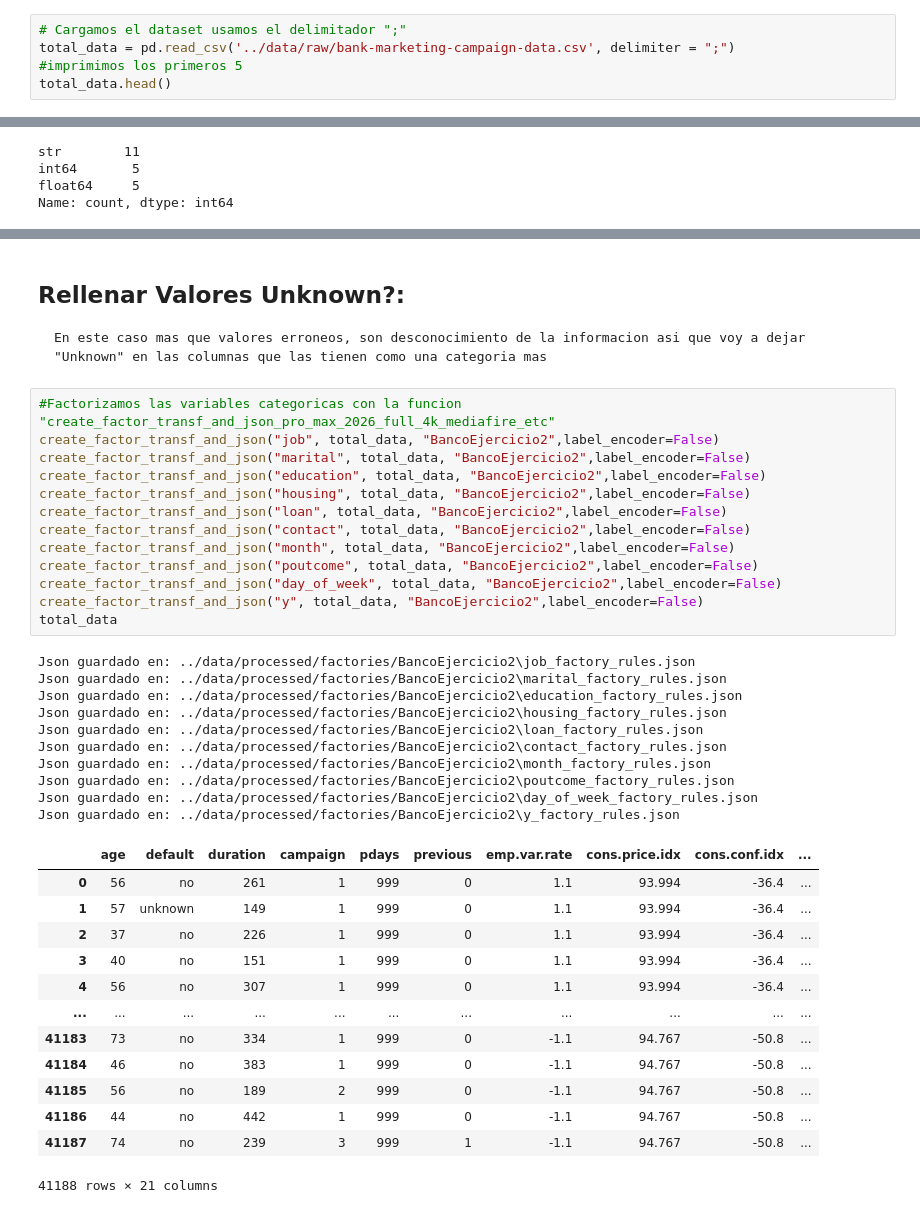
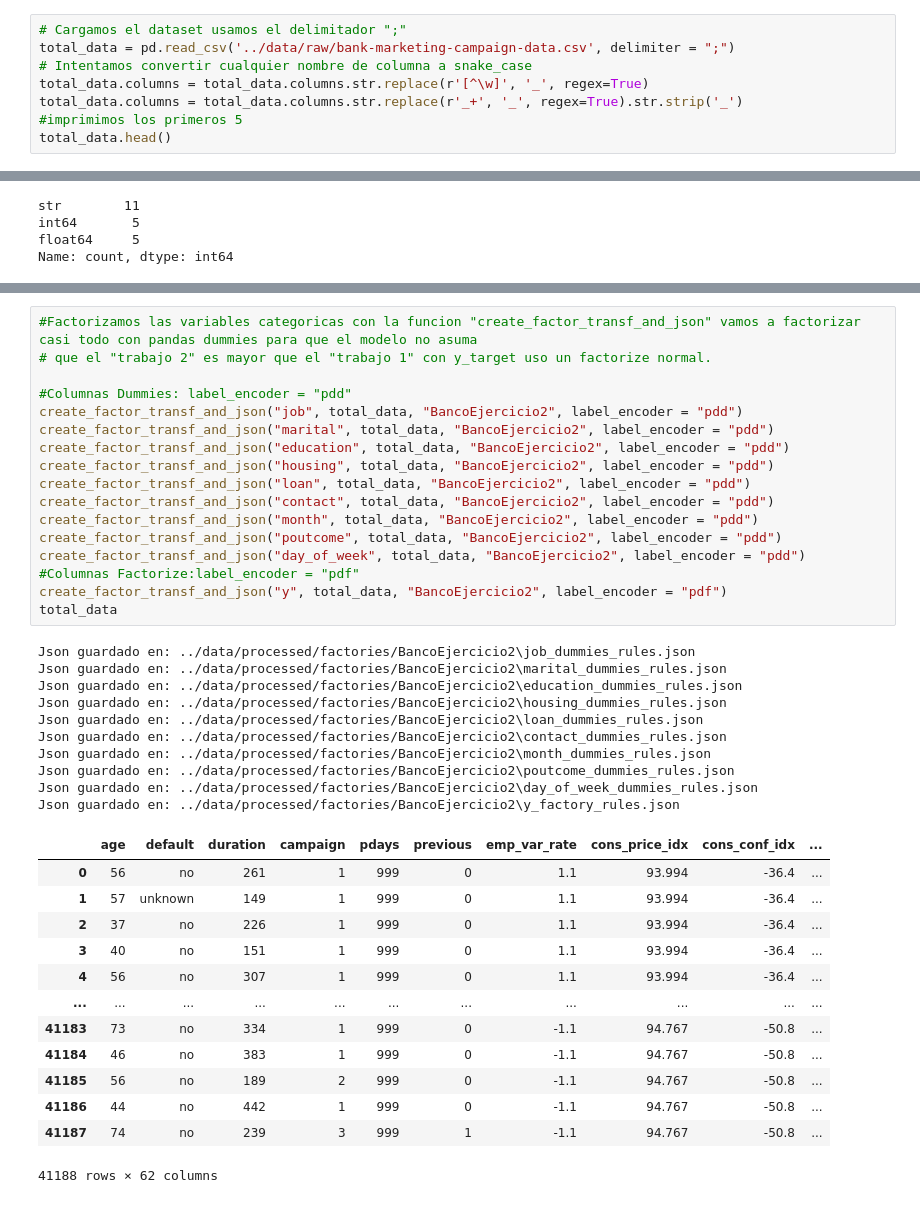
Before and after one commit to 4GeeksAcademy/andrupax94-intro-ml, a Jupyter notebook: src/01-logistic-regression-bank-marketing-campaign-data.ipynb, the cells around one changed output, grey strips where cells are left out. Saved outputs shown, nothing was run; the diff lists cells and outputs as text.

```diff
--- a/src/01-logistic-regression-bank-marketing-campaign-data.ipynb
+++ b/src/01-logistic-regression-bank-marketing-campaign-data.ipynb
@@ -71,6 +72,9 @@ from utils import create_factor_transf_and_json, prepare_test_data, train_print_
 # %%
 # Cargamos el dataset usamos el delimitador ";"
 total_data = pd.read_csv('../data/raw/bank-marketing-campaign-data.csv', delimiter = ";")
+# Intentamos convertir cualquier nombre de columna a snake_case
+total_data.columns = total_data.columns.str.replace(r'[^\w]', '_', regex=True)
+total_data.columns = total_data.columns.str.replace(r'_+', '_', regex=True).str.strip('_')
 #imprimimos los primeros 5
 total_data.head()
 # %% [output]
@@ -209,31 +198,32 @@ plt.show()
-# %% [markdown]
-## Rellenar Valores Unknown?:
-    En este caso mas que valores erroneos, son desconocimiento de la informacion asi que voy a dejar "Unknown" en las columnas que las tienen como una categoria mas
 # %%
-#Factorizamos las variables categoricas con la funcion "create_factor_transf_and_json_pro_max_2026_full_4k_mediafire_etc"
-create_factor_transf_and_json("job", total_data, "BancoEjercicio2",label_encoder=False)
-create_factor_transf_and_json("marital", total_data, "BancoEjercicio2",label_encoder=False)
-create_factor_transf_and_json("education", total_data, "BancoEjercicio2",label_encoder=False)
-create_factor_transf_and_json("housing", total_data, "BancoEjercicio2",label_encoder=False)
-create_factor_transf_and_json("loan", total_data, "BancoEjercicio2",label_encoder=False)
-create_factor_transf_and_json("contact", total_data, "BancoEjercicio2",label_encoder=False)
-create_factor_transf_and_json("month", total_data, "BancoEjercicio2",label_encoder=False)
-create_factor_transf_and_json("poutcome", total_data, "BancoEjercicio2",label_encoder=False)
-create_factor_transf_and_json("day_of_week", total_data, "BancoEjercicio2",label_encoder=False)
-create_factor_transf_and_json("y", total_data, "BancoEjercicio2",label_encoder=False)
+#Factorizamos las variables categoricas con la funcion "create_factor_transf_and_json" vamos a factorizar casi todo con pandas dummies para que el modelo no asuma
+# que el "trabajo 2" es mayor que el "trabajo 1" con y_target uso un factorize normal.
+
+#Columnas Dummies: label_encoder = "pdd"
+create_factor_transf_and_json("job", total_data, "BancoEjercicio2", label_encoder = "pdd")
+create_factor_transf_and_json("marital", total_data, "BancoEjercicio2", label_encoder = "pdd")
+create_factor_transf_and_json("education", total_data, "BancoEjercicio2", label_encoder = "pdd")
+create_factor_transf_and_json("housing", total_data, "BancoEjercicio2", label_encoder = "pdd")
+create_factor_transf_and_json("loan", total_data, "BancoEjercicio2", label_encoder = "pdd")
+create_factor_transf_and_json("contact", total_data, "BancoEjercicio2", label_encoder = "pdd")
+create_factor_transf_and_json("month", total_data, "BancoEjercicio2", label_encoder = "pdd")
+create_factor_transf_and_json("poutcome", total_data, "BancoEjercicio2", label_encoder = "pdd")
+create_factor_transf_and_json("day_of_week", total_data, "BancoEjercicio2", label_encoder = "pdd")
+#Columnas Factorize:label_encoder = "pdf"
+create_factor_transf_and_json("y", total_data, "BancoEjercicio2", label_encoder = "pdf")
 total_data
 # %% [output]
-Json guardado en: ../data/processed/factories/BancoEjercicio2\job_factory_rules.json
-Json guardado en: ../data/processed/factories/BancoEjercicio2\marital_factory_rules.json
-Json guardado en: ../data/processed/factories/BancoEjercicio2\education_factory_rules.json
-Json guardado en: ../data/processed/factories/BancoEjercicio2\housing_factory_rules.json
-Json guardado en: ../data/processed/factories/BancoEjercicio2\loan_factory_rules.json
-Json guardado en: ../data/processed/factories/BancoEjercicio2\contact_factory_rules.json
-Json guardado en: ../data/processed/factories/BancoEjercicio2\month_factory_rules.json
-Json guardado en: ../data/processed/factories/BancoEjercicio2\poutcome_factory_rules.json
-Json guardado en: ../data/processed/factories/BancoEjercicio2\day_of_week_factory_rules.json
+Json guardado en: ../data/processed/factories/BancoEjercicio2\job_dummies_rules.json
+Json guardado en: ../data/processed/factories/BancoEjercicio2\marital_dummies_rules.json
+Json guardado en: ../data/processed/factories/BancoEjercicio2\education_dummies_rules.json
+Json guardado en: ../data/processed/factories/BancoEjercicio2\housing_dummies_rules.json
+Json guardado en: ../data/processed/factories/BancoEjercicio2\loan_dummies_rules.json
+Json guardado en: ../data/processed/factories/BancoEjercicio2\contact_dummies_rules.json
+Json guardado en: ../data/processed/factories/BancoEjercicio2\month_dummies_rules.json
+Json guardado en: ../data/processed/factories/BancoEjercicio2\poutcome_dummies_rules.json
+Json guardado en: ../data/processed/factories/BancoEjercicio2\day_of_week_dummies_rules.json
 Json guardado en: ../data/processed/factories/BancoEjercicio2\y_factory_rules.json
-|  | age | default | duration | campaign | pdays | previous | emp.var.rate | cons.price.idx | cons.conf.idx | ... |
+|  | age | default | duration | campaign | pdays | previous | emp_var_rate | cons_price_idx | cons_conf_idx | ... |
 | 0 | 56 | no | 261 | 1 | 999 | 0 | 1.1 | 93.994 | -36.4 | ... |
 | 1 | 57 | unknown | 149 | 1 | 999 | 0 | 1.1 | 93.994 | -36.4 | ... |
 | 2 | 37 | no | 226 | 1 | 999 | 0 | 1.1 | 93.994 | -36.4 | ... |
@@ -245,7 +235,7 @@ Json guardado en: ../data/processed/factories/BancoEjercicio2\y_factory_rules.js
 | 41185 | 56 | no | 189 | 2 | 999 | 0 | -1.1 | 94.767 | -50.8 | ... |
 | 41186 | 44 | no | 442 | 1 | 999 | 0 | -1.1 | 94.767 | -50.8 | ... |
 | 41187 | 74 | no | 239 | 3 | 999 | 1 | -1.1 | 94.767 | -50.8 | ... |
-41188 rows × 21 columns
+41188 rows × 62 columns
 # %%
 # Ahora seleccionamos variables numericas
 total_data.select_dtypes(include = ['int', 'float']).columns
```
Also changed, not shown: parts of 21 cells of this notebook, 3 other files.
